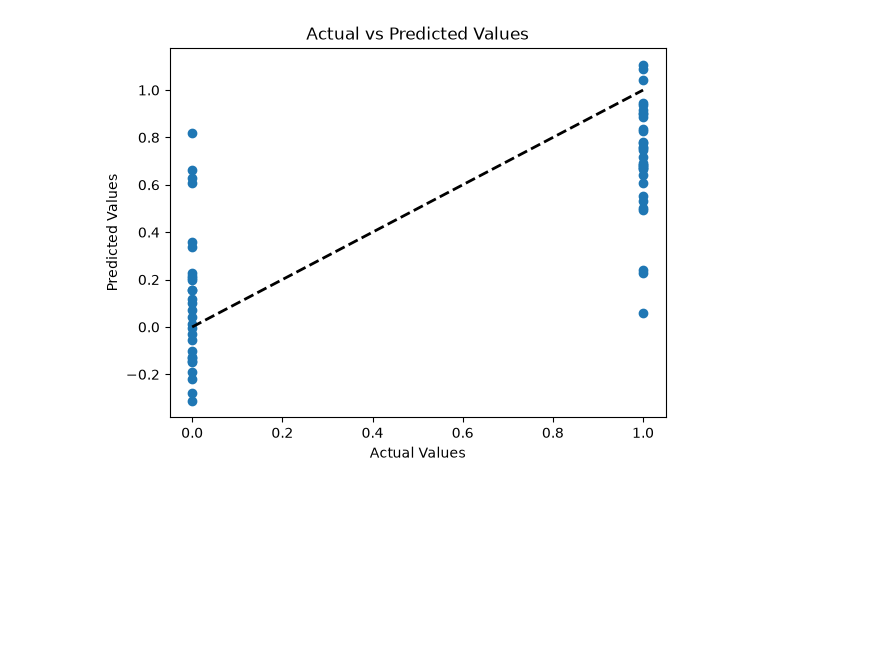
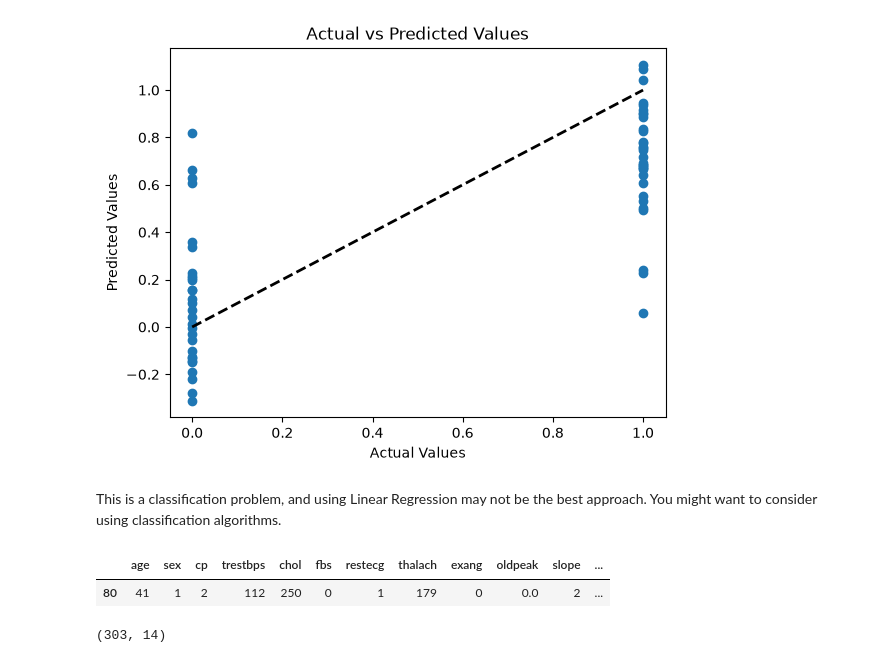
Before and after one commit to Blanc3144/Learning-ML, a Jupyter notebook: ml_class.ipynb, the cells around one changed output. Cells and saved outputs as stored; diff of their text form; code cells hidden in the pictures; blank space fills up the shorter version.

```diff
--- a/ml_class.ipynb
+++ b/ml_class.ipynb
@@ -74,3 +74,6 @@ plt.title('Actual vs Predicted Values')
 plt.show()
 # %% [output]
 [figure]
+# %% [markdown]
+This is a classification problem, and using Linear Regression may not be the best approach.
+You might want to consider using classification algorithms.
@@ -76,0 +82,10 @@ plt.show()
+# %%
+df = pd.read_csv(r"C:\Users\Noir\Downloads\heart_disease_data.csv")
+df.sample()
+# %% [output]
+|  | age | sex | cp | trestbps | chol | fbs | restecg | thalach | exang | oldpeak | slope | ... |
+| 80 | 41 | 1 | 2 | 112 | 250 | 0 | 1 | 179 | 0 | 0.0 | 2 | ... |
+# %%
+df.shape
+# %% [output]
+(303, 14)
```
Also changed, not shown: parts of 5 cells of this notebook, 1 other file.
